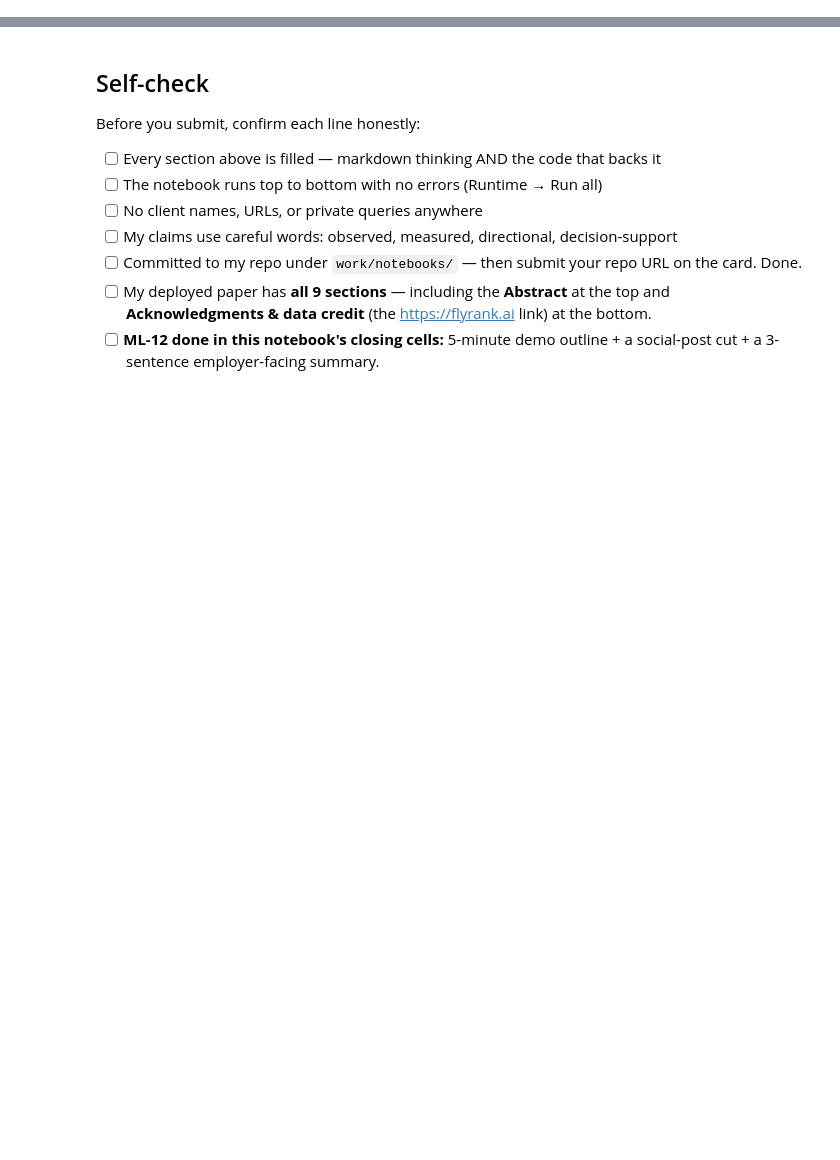
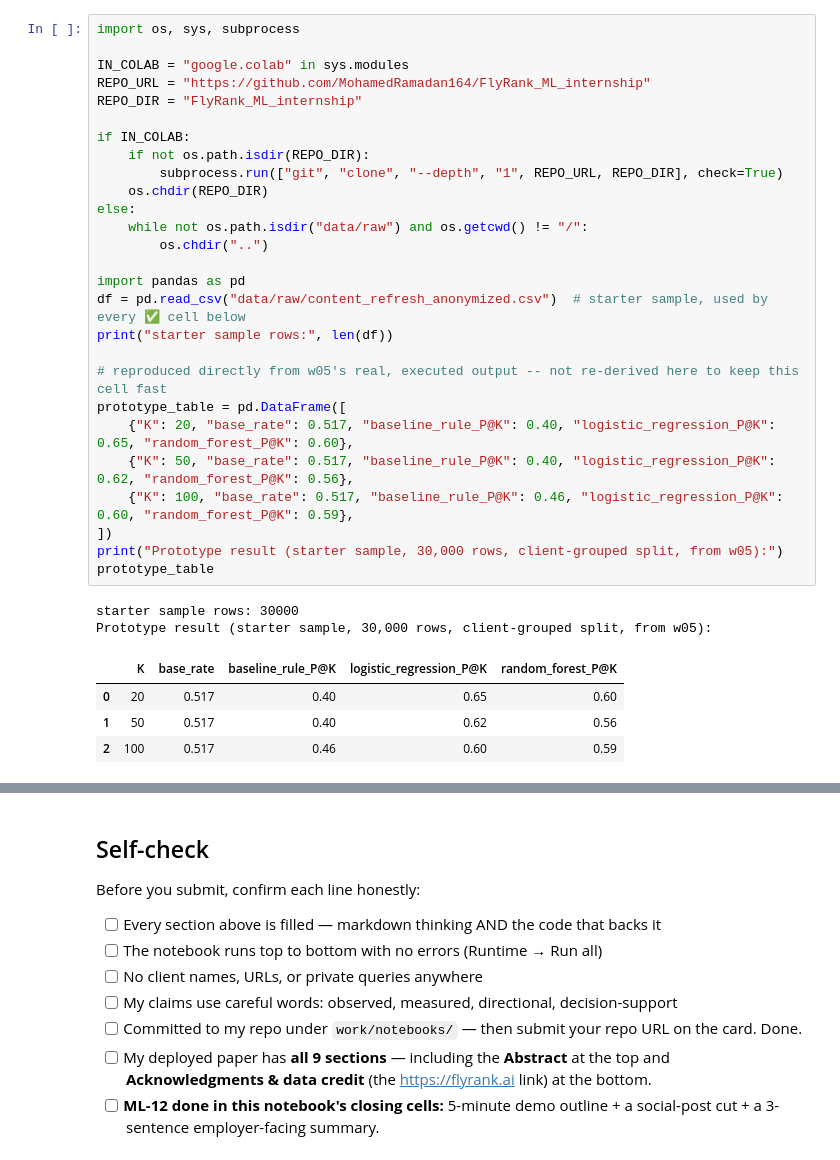
Before and after one commit to MohamedRamadan164/FlyRank_ML_internship, a Jupyter notebook: work/notebooks/capstone.ipynb, the cells around one changed output, grey strips where cells are left out. Cells and saved outputs as stored; diff of their text form; blank space fills up the shorter version.

```diff
--- a/work/notebooks/capstone.ipynb
+++ b/work/notebooks/capstone.ipynb
@@ -32,0 +66,34 @@ This skeleton is yours to fill. Work the sections **in order** — each one has
+# %%
+import os, sys, subprocess
+
+IN_COLAB = "google.colab" in sys.modules
+REPO_URL = "https://github.com/MohamedRamadan164/FlyRank_ML_internship"
+REPO_DIR = "FlyRank_ML_internship"
+
+if IN_COLAB:
+    if not os.path.isdir(REPO_DIR):
+        subprocess.run(["git", "clone", "--depth", "1", REPO_URL, REPO_DIR], check=True)
+    os.chdir(REPO_DIR)
+else:
+    while not os.path.isdir("data/raw") and os.getcwd() != "/":
+        os.chdir("..")
+
+import pandas as pd
+df = pd.read_csv("data/raw/content_refresh_anonymized.csv")  # starter sample, used by every ✅ cell below
+print("starter sample rows:", len(df))
+
+# reproduced directly from w05's real, executed output -- not re-derived here to keep this cell fast
+prototype_table = pd.DataFrame([
+    {"K": 20, "base_rate": 0.517, "baseline_rule_P@K": 0.40, "logistic_regression_P@K": 0.65, "random_forest_P@K": 0.60},
+    {"K": 50, "base_rate": 0.517, "baseline_rule_P@K": 0.40, "logistic_regression_P@K": 0.62, "random_forest_P@K": 0.56},
+    {"K": 100, "base_rate": 0.517, "baseline_rule_P@K": 0.46, "logistic_regression_P@K": 0.60, "random_forest_P@K": 0.59},
+])
+print("Prototype result (starter sample, 30,000 rows, client-grouped split, from w05):")
+prototype_table
+# %% [output]
+starter sample rows: 30000
+Prototype result (starter sample, 30,000 rows, client-grouped split, from w05):
+|  | K | base_rate | baseline_rule_P@K | logistic_regression_P@K | random_forest_P@K |
+| 0 | 20 | 0.517 | 0.40 | 0.65 | 0.60 |
+| 1 | 50 | 0.517 | 0.40 | 0.62 | 0.56 |
+| 2 | 100 | 0.517 | 0.46 | 0.60 | 0.59 |
```
Also changed, not shown: parts of 21 cells of this notebook.
